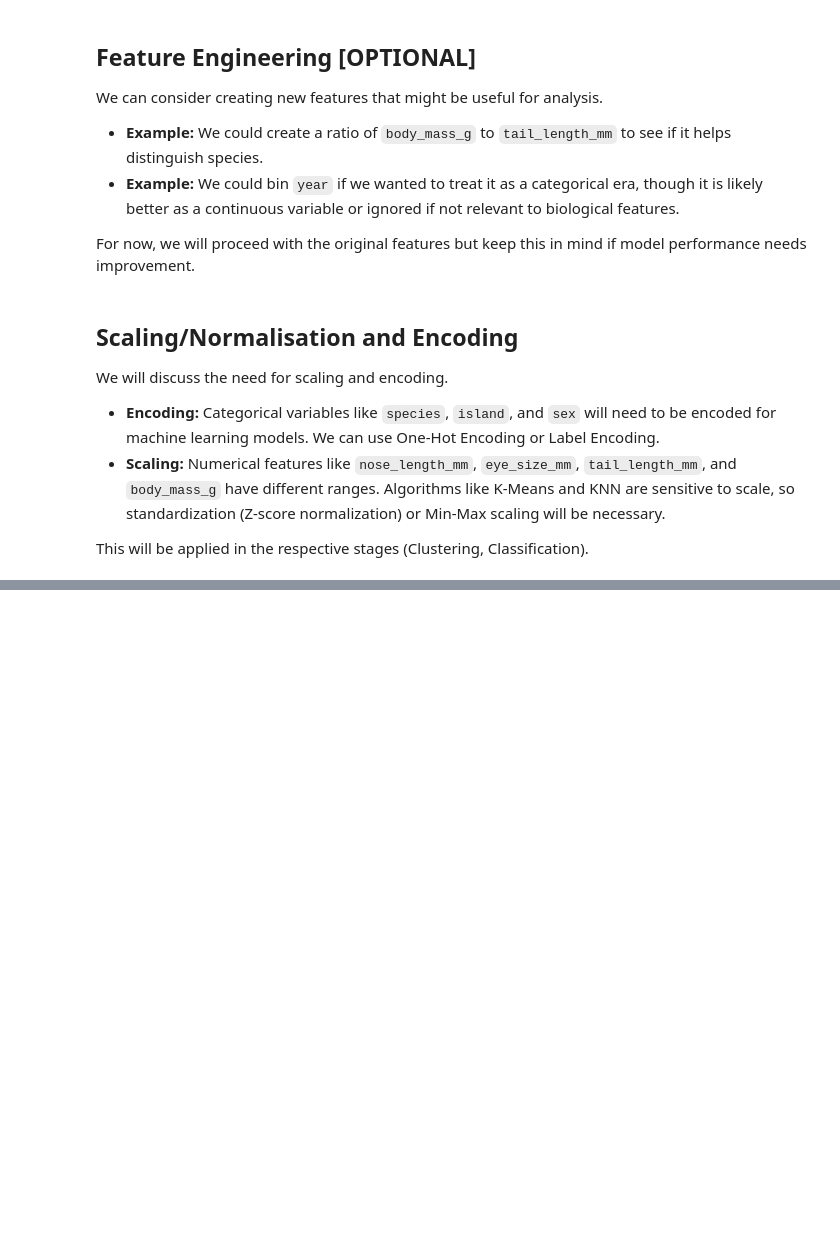
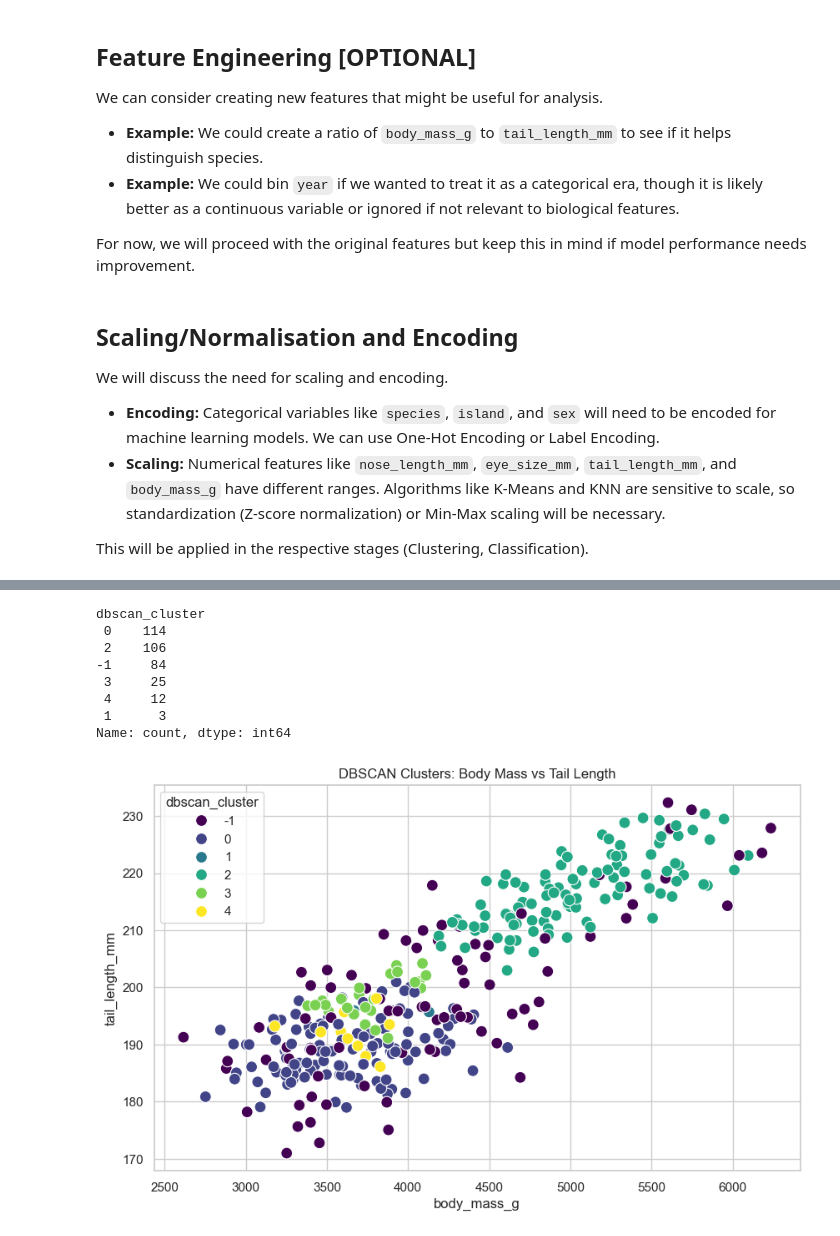
Before and after one commit to AhmedIkram05/Scottish-Haggis-Data-Mining, a Jupyter notebook: haggis_analysis.ipynb, the cells around one changed output, grey strips where cells are left out. Drawn from its saved outputs; the diff is of its cells as text; code cells hidden in the pictures; blank space fills up the shorter version.

```diff
--- a/haggis_analysis.ipynb
+++ b/haggis_analysis.ipynb
@@ -167,0 +271,29 @@ This will be applied in the respective stages (Clustering, Classification).
+# %%
+from sklearn.cluster import DBSCAN
+
+# Apply DBSCAN
+# eps: The maximum distance between two samples for one to be considered as in the neighborhood of the other.
+# min_samples: The number of samples (or total weight) in a neighborhood for a point to be considered as a core point.
+dbscan = DBSCAN(eps=0.5, min_samples=5)
+
+# DBSCAN does not handle NaNs. We replace them with 0 (which is the mean after scaling)
+df['dbscan_cluster'] = dbscan.fit_predict(np.nan_to_num(X_scaled))
+
+# Check the counts in each cluster (-1 indicates noise)
+print(df['dbscan_cluster'].value_counts())
+
+# Visualize DBSCAN Clusters
+plt.figure(figsize=(10, 6))
+sns.scatterplot(data=df, x='body_mass_g', y='tail_length_mm', hue='dbscan_cluster', palette='viridis', s=100)
+plt.title('DBSCAN Clusters: Body Mass vs Tail Length')
+plt.show()
+# %% [output]
+dbscan_cluster
+ 0    114
+ 2    106
+-1     84
+ 3     25
+ 4     12
+ 1      3
+Name: count, dtype: int64
+[figure, added]
```
Also changed, not shown: parts of 10 cells of this notebook.
